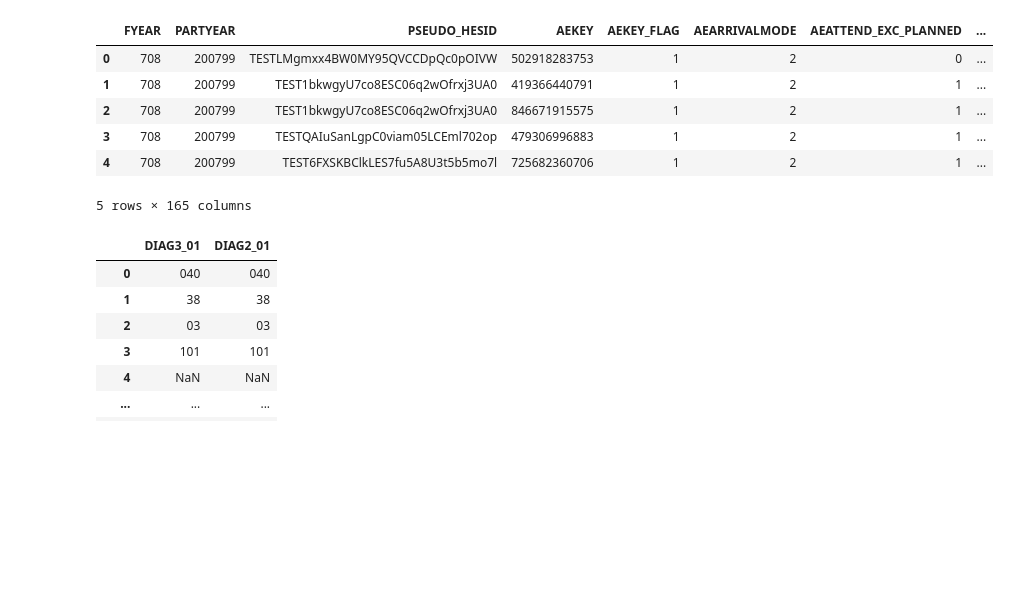
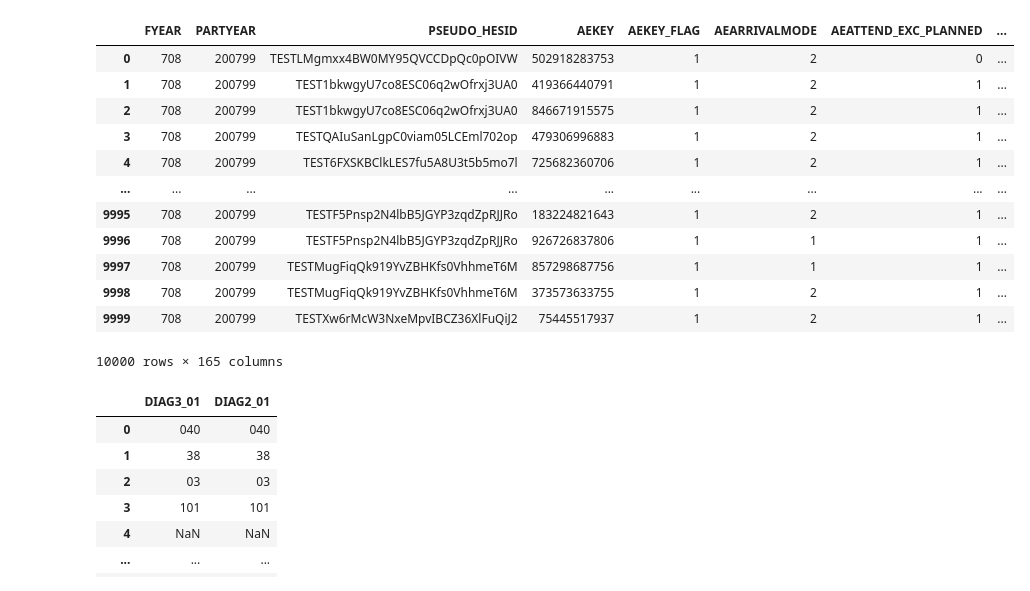
Before and after one commit to AshAninze/synthetic-data-rough-note, a Jupyter notebook: scripts/testdata.ipynb, the cells around one changed output. Saved outputs shown, nothing was run; the diff lists cells and outputs as text; code cells hidden in the pictures; blank space fills up the shorter version.

```diff
--- a/scripts/testdata.ipynb
+++ b/scripts/testdata.ipynb
@@ -7,15 +7,21 @@ from sklearn.preprocessing import LabelEncoder
 
 data = pd.read_csv(r'C:\Users\ashionye.aninze\Documents\synthetic-data-rough-note\data\artificial_hes_ae_202302_v1_sample\artificial_hes_ae_0708.csv')
 # %%
-data.head()
+data
 # %% [output]
 |  | FYEAR | PARTYEAR | PSEUDO_HESID | AEKEY | AEKEY_FLAG | AEARRIVALMODE | AEATTEND_EXC_PLANNED | ... |
 | 0 | 708 | 200799 | TESTLMgmxx4BW0MY95QVCCDpQc0pOIVW | 502918283753 | 1 | 2 | 0 | ... |
 | 1 | 708 | 200799 | TEST1bkwgyU7co8ESC06q2wOfrxj3UA0 | 419366440791 | 1 | 2 | 1 | ... |
 | 2 | 708 | 200799 | TEST1bkwgyU7co8ESC06q2wOfrxj3UA0 | 846671915575 | 1 | 2 | 1 | ... |
 | 3 | 708 | 200799 | TESTQAIuSanLgpC0viam05LCEml702op | 479306996883 | 1 | 2 | 1 | ... |
 | 4 | 708 | 200799 | TEST6FXSKBClkLES7fu5A8U3t5b5mo7l | 725682360706 | 1 | 2 | 1 | ... |
+| ... | ... | ... | ... | ... | ... | ... | ... | ... |
+| 9995 | 708 | 200799 | TESTF5Pnsp2N4lbB5JGYP3zqdZpRJJRo | 183224821643 | 1 | 2 | 1 | ... |
+| 9996 | 708 | 200799 | TESTF5Pnsp2N4lbB5JGYP3zqdZpRJJRo | 926726837806 | 1 | 1 | 1 | ... |
+| 9997 | 708 | 200799 | TESTMugFiqQk919YvZBHKfs0VhhmeT6M | 857298687756 | 1 | 1 | 1 | ... |
+| 9998 | 708 | 200799 | TESTMugFiqQk919YvZBHKfs0VhhmeT6M | 373573633755 | 1 | 2 | 1 | ... |
+| 9999 | 708 | 200799 | TESTXw6rMcW3NxeMpvIBCZ36XlFuQiJ2 | 75445517937 | 1 | 2 | 1 | ... |
-5 rows × 165 columns
+10000 rows × 165 columns
 # %%
 data[['DIAG3_01','DIAG2_01']]
 # %% [output]
```
Also changed, not shown: 2 other files.
